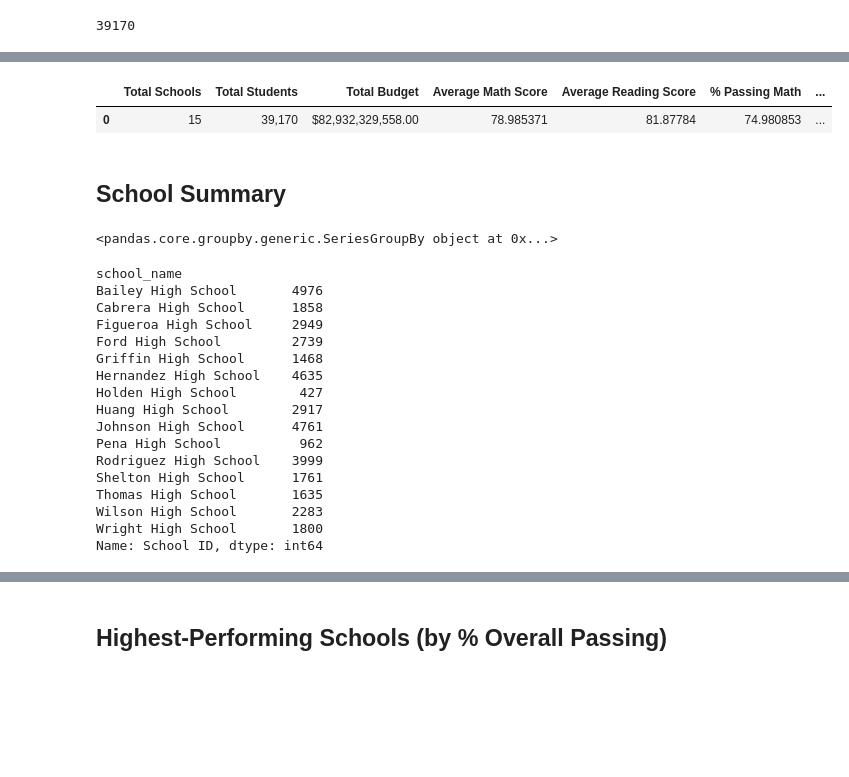
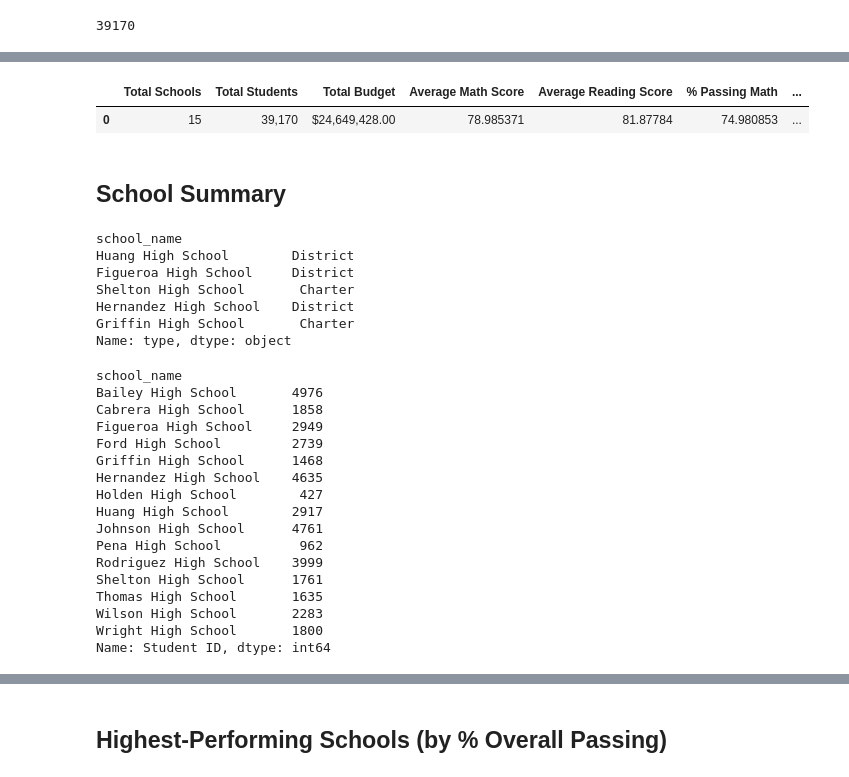
Before and after one commit to cmenegoli/pandas-challenge, a Jupyter notebook: PyCitySchools/PyCitySchools_code.ipynb, the cells around one changed output, grey strips where cells are left out. Drawn from its saved outputs; the diff is of its cells as text; code cells hidden in the pictures; blank space fills up the shorter version.

```diff
--- a/PyCitySchools/PyCitySchools_code.ipynb
+++ b/PyCitySchools/PyCitySchools_code.ipynb
@@ -63,5 +84,5 @@ Average Math Score:  78.98537145774827
 # %%
 # Calculate the average (mean) reading score
-avg_reading_score = school_data_complete_df['reading_score'].mean()
+avg_reading_score = round(school_data_complete['reading_score'].mean(),5)
 print(f"Average Reading Score:  {avg_reading_score}")
 # %% [output]
@@ -69,6 +90,5 @@ Average Reading Score:  81.87784018381414
 # %%
 # Use the following to calculate the percentage of students who passed math (math scores greather than or equal to 70)
-passing_math_count = school_data_complete_df[(school_data_complete_df["math_score"] >= 70)].count()["student_name"]
-percentage_math_passing = 100 * (passing_math_count / total_number_students)
+percentage_math_passing = round((school_data_complete[school_data_complete['math_score'] >= 70]['math_score'].count()/total_number_students)*100,6)
 print(f"% Passing Math:  {percentage_math_passing}")
 # %% [output]
@@ -76,6 +96,5 @@ print(f"% Passing Math:  {percentage_math_passing}")
 # %%
 # Calculate the percentage of students who passed reading (hint: look at how the math percentage was calculated)
-passing_reading_count = school_data_complete_df[(school_data_complete_df["reading_score"] >= 70)].count()["student_name"]
-percentage_reading_passing = 100 * (passing_reading_count / total_number_students)
+percentage_reading_passing = round((school_data_complete[school_data_complete['reading_score'] >= 70]['reading_score'].count()/total_number_students)*100,6)
 print(f"% Passing Reading:  {percentage_reading_passing}")
 # %% [output]
@@ -83,8 +102,6 @@ print(f"% Passing Reading:  {percentage_reading_passing}")
 # %%
 # Use the following to calculate the percentage of students that passed math and reading
-passing_math_reading_count = school_data_complete_df[
-    (school_data_complete_df["math_score"] >= 70) & (school_data_complete_df["reading_score"] >= 70)
-].count()["student_name"]
-overall_passing_rate = 100 * (passing_math_reading_count / total_number_students)
-print(f"% Overall Passing:  {overall_passing_rate}")
+overall_passing = round((school_data_complete[(school_data_complete['math_score'] >= 70) & (school_data_complete['reading_score'] >=70)]['student_name'].count()/total_number_students)*100,6)
+overall_passing
+print(f"% Overall Passing:  {overall_passing}")
 # %% [output]
@@ -92,37 +109,44 @@ print(f"% Overall Passing:  {overall_passing_rate}")
 # %%
 # Create a high-level snapshot of the district's key metrics in a DataFrame
 district_summary = pd.DataFrame({
     "Total Schools" : [total_number_schools],
      "Total Students" : [total_number_students],
      "Total Budget" : [total_budget],
      "Average Math Score" : [avg_math_score],
      "Average Reading Score" : [avg_reading_score],
      "% Passing Math" : [percentage_math_passing],
      "% Passing Reading" : [percentage_reading_passing],
-     "% Overall Passing" : [overall_passing_rate],
+     "% Overall Passing" : [overall_passing],
 })
 
 # Formatting
 district_summary["Total Students"] = district_summary["Total Students"].map("{:,}".format)
 district_summary["Total Budget"] = district_summary["Total Budget"].map("${:,.2f}".format)
 
 # Display the DataFrame
 district_summary
 # %% [output]
 |  | Total Schools | Total Students | Total Budget | Average Math Score | Average Reading Score | % Passing Math | ... |
-| 0 | 15 | 39,170 | $82,932,329,558.00 | 78.985371 | 81.87784 | 74.980853 | ... |
+| 0 | 15 | 39,170 | $24,649,428.00 | 78.985371 | 81.87784 | 74.980853 | ... |
 # %% [markdown]
 ## School Summary
 # %%
 # Use the code provided to select all of the school types
-shcool_type_groupby_school = school_data_complete_df.groupby("school_name")["type"]
-shcool_type_groupby_school
+school_df = school_data_complete.set_index('school_name').groupby(['school_name'])
+school_type = school_data.set_index('school_name')['type']
+school_type.head()
 # %% [output]
-<pandas.core.groupby.generic.SeriesGroupBy object at 0x...>
+school_name
+Huang High School        District
+Figueroa High School     District
+Shelton High School       Charter
+Hernandez High School    District
+Griffin High School       Charter
+Name: type, dtype: object
 # %%
 # Calculate the total student count per school
-tot_student_groupby_school = school_data_complete_df.groupby("school_name")["School ID"].count()
-tot_student_groupby_school
+tot_student_groupby = school_df['Student ID'].count()
+tot_student_groupby
 # %% [output]
 school_name
 Bailey High School       4976
@@ -140,6 +164,6 @@ Shelton High School      1761
 Thomas High School       1635
 Wilson High School       2283
 Wright High School       1800
-Name: School ID, dtype: int64
+Name: Student ID, dtype: int64
 # %%
 # Calculate the total school budget and per capita spending per school
```
Also changed, not shown: parts of 43 cells of this notebook.
